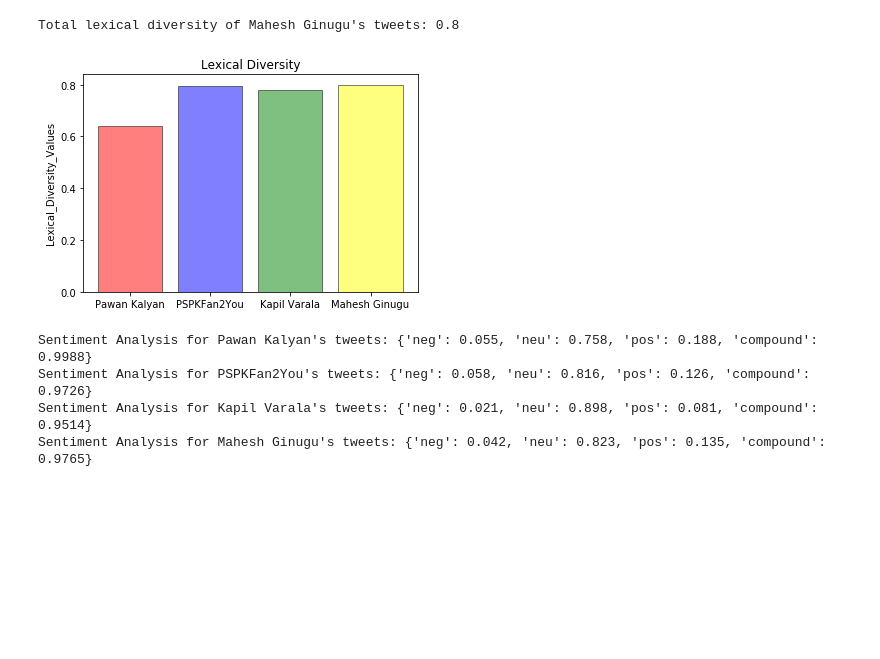
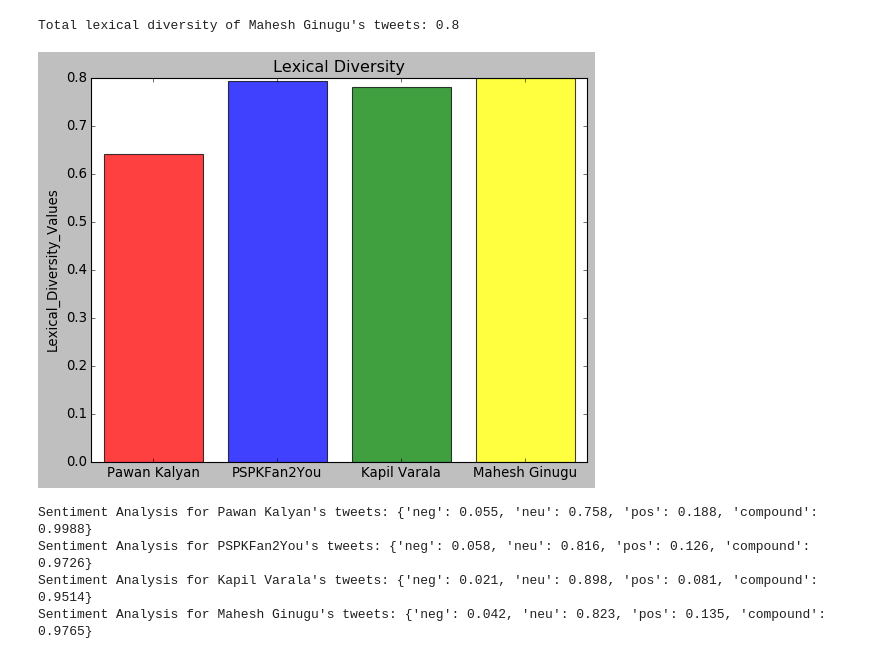
Before and after one commit to 44520-s19/wm-final-project-GallaPriyanka, a Jupyter notebook: final-project.ipynb, the cells around one changed output. Drawn from its saved outputs; the diff is of its cells as text; code cells hidden in the pictures; blank space fills up the shorter version.

```diff
--- a/final-project.ipynb
+++ b/final-project.ipynb
@@ -162,23 +162,25 @@ Total lexical diversity of Mahesh Ginugu's tweets: 0.8
 # %%
 import numpy as np
 import matplotlib.pyplot as plt
 
 people = ("Pawan Kalyan", "PSPKFan2You", "Kapil Varala", "Mahesh Ginugu")
 y_pos = np.arange(len(people))
 Lexical_diversity_value = [pawanKalyan_total_diversity, PSPKFan2You_total_diversity, KapilVarala_total_diversity, MaheshGinugu_total_diversity]
 
-plt.bar(y_pos, Lexical_diversity_value, align='center', alpha=0.5, color=['red', 'blue', 'green', 'yellow'], edgecolor='black')
+plt.bar(y_pos, Lexical_diversity_value, align='center', alpha=0.75, color=['red', 'blue', 'green', 'yellow'], edgecolor='black')
 plt.xticks(y_pos, people)
 plt.ylabel('Lexical_Diversity_Values')
 plt.title('Lexical Diversity')
 
 import matplotlib.style as style
 style.use('seaborn-poster')
 style.use('classic')
 style.use('seaborn-talk')
+
+
 plt.show()
 # %% [output]
-[figure, old version]
+[figure, new version]
 # %%
 import nltk
 nltk.download('vader_lexicon')
```
Also changed, not shown: parts of 1 cell of this notebook.
